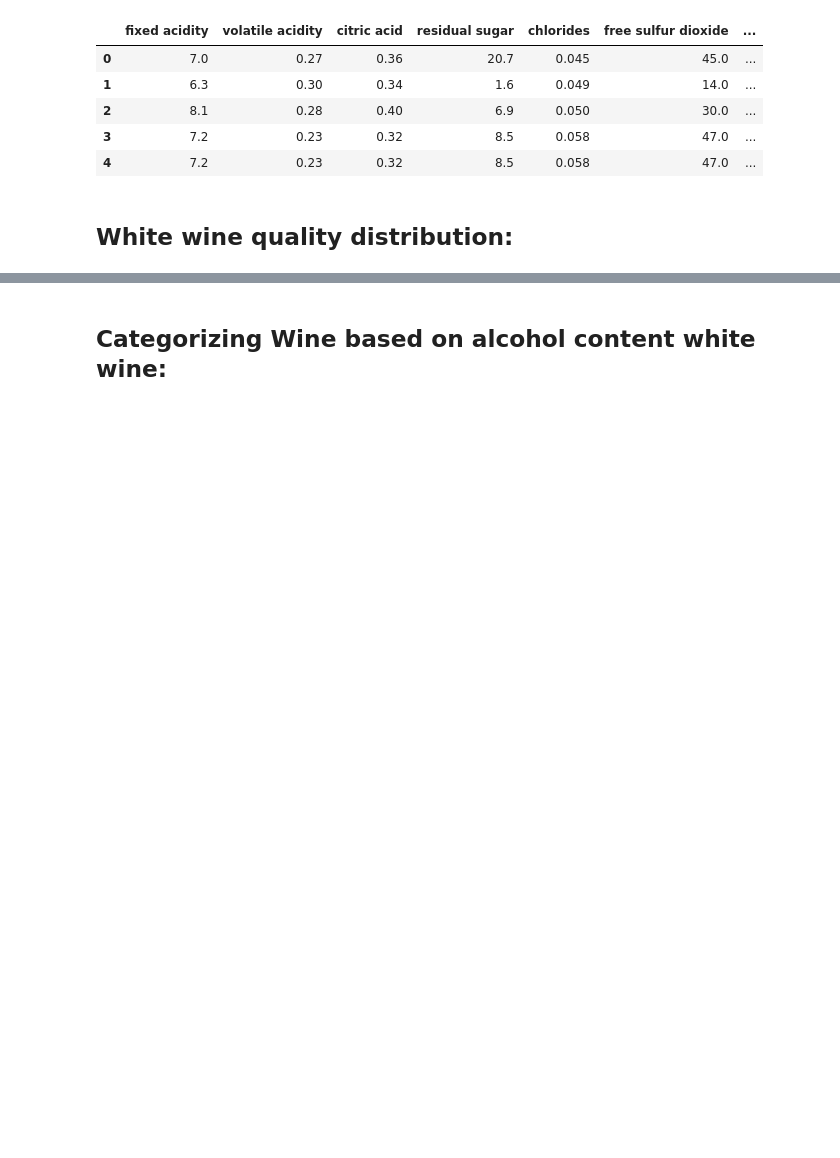
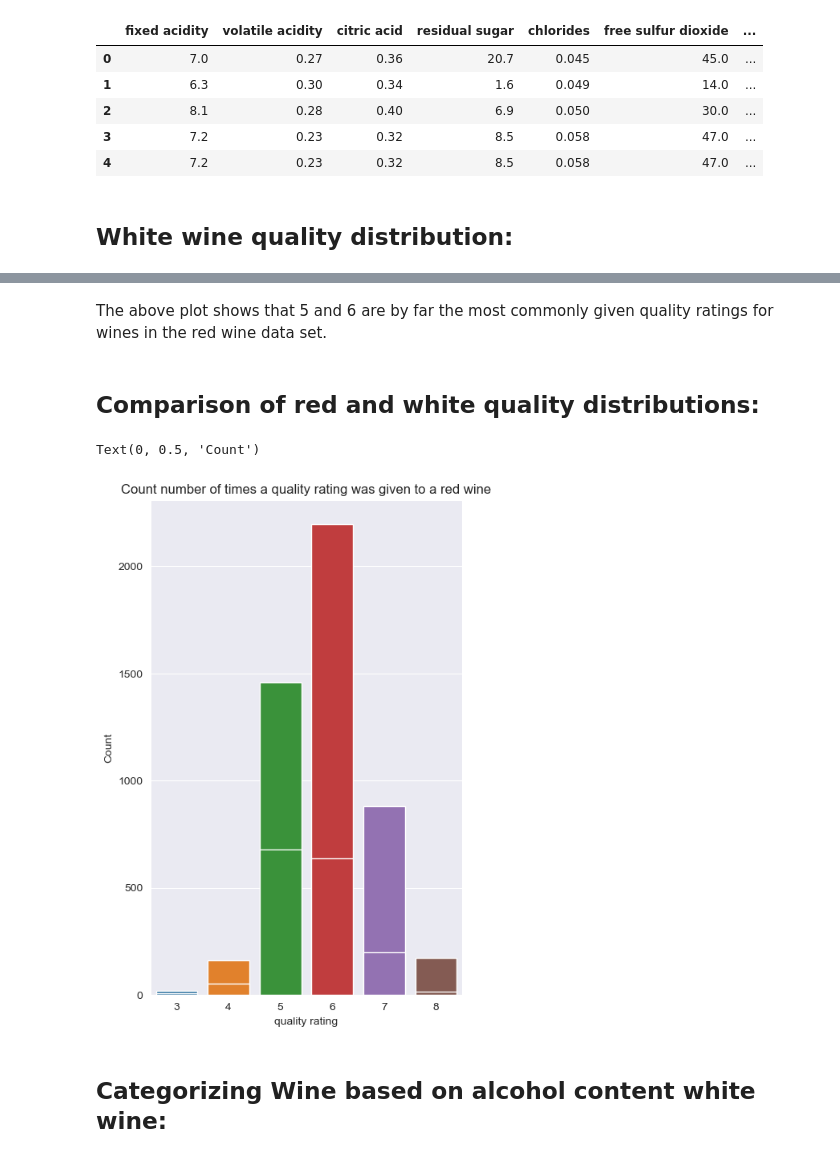
Before and after one commit to craig-lilley/Wine_Project, a Jupyter notebook: Wine Project/wineproject.ipynb, the cells around one changed output, grey strips where cells are left out. Cells and saved outputs as stored; diff of their text form; code cells hidden in the pictures; blank space fills up the shorter version.

```diff
--- a/Wine Project/wineproject.ipynb
+++ b/Wine Project/wineproject.ipynb
@@ -59,3 +80,19 @@ import seaborn as sns
+# %% [markdown]
+The above plot shows that 5 and 6 are by far the most commonly given quality ratings for wines in the red wine data set.
+# %% [markdown]
+## Comparison of red and white quality distributions:
+# %%
+plt.figure(figsize = (5,8))
+sns.countplot(x = "quality", data = white_dataset)
+sns.countplot(x = "quality", data = red_dataset)
+plt.title("Count number of times a quality rating was given to a red wine")
+plt.xlabel("quality rating")
+plt.ylabel("Count")
+plt.show()
+plt.close()
+# %% [output]
+Text(0, 0.5, 'Count')
+[figure, added]
 # %% [markdown]
 ## Categorizing Wine based on alcohol content white wine:
 # %%
```
Also changed, not shown: parts of 5 cells of this notebook.
